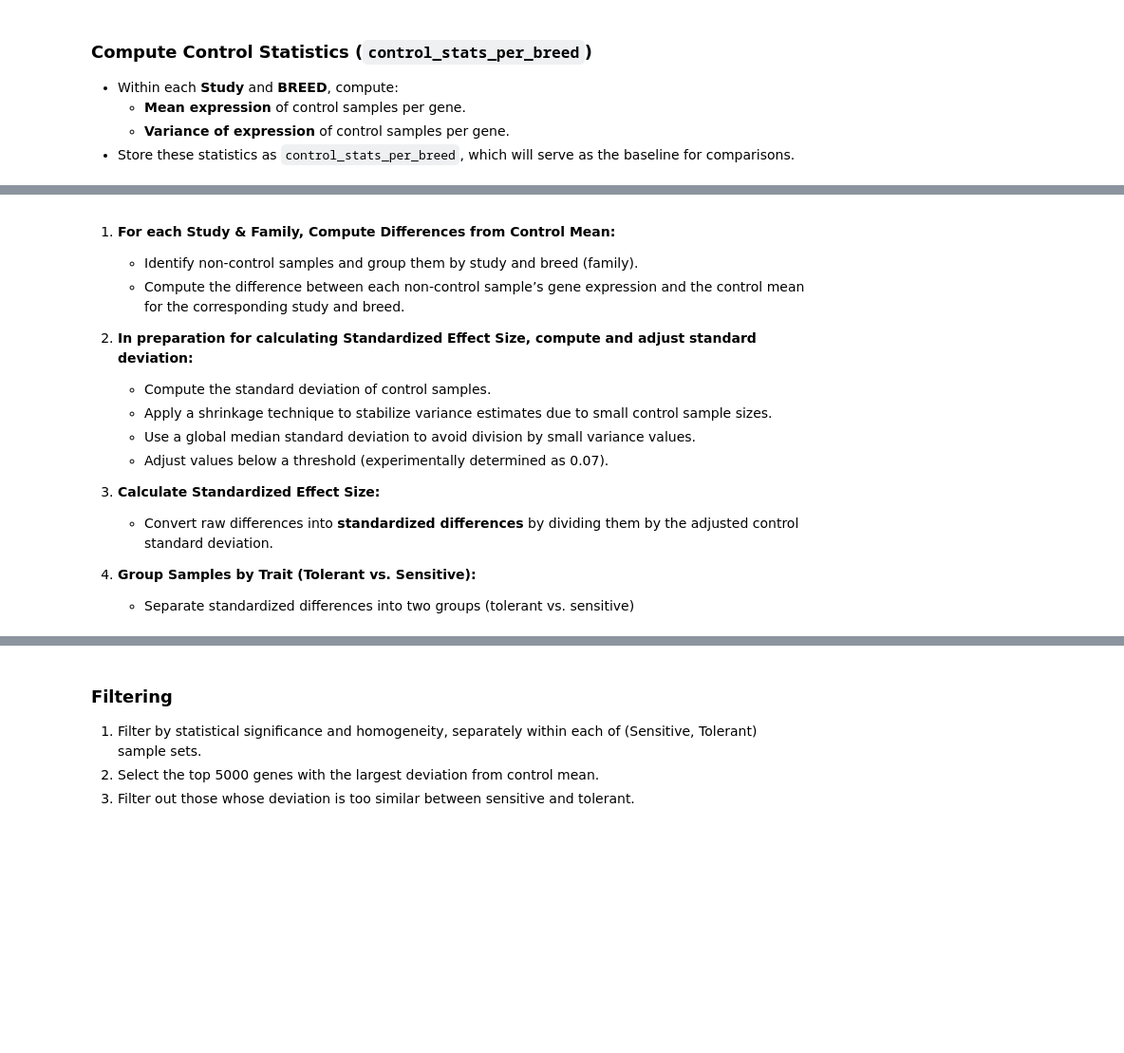
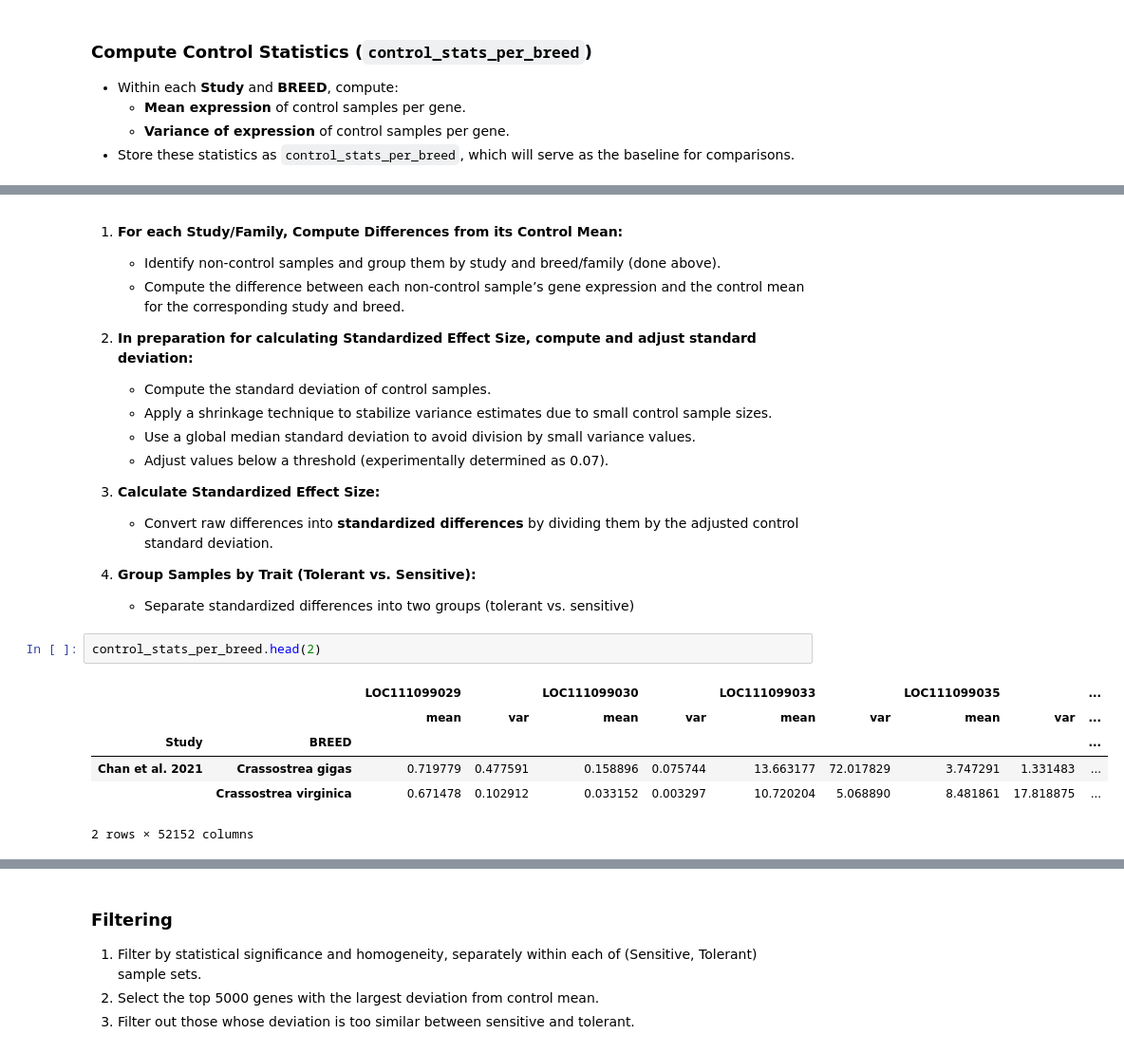
Before and after one commit to Resilience-Biomarkers-for-Aquaculture/Cvirg_Pmarinus_RNAseq, a Jupyter notebook: scripts/treatment_vs_control/treatment_vs_control_4th_try.ipynb, the cells around one changed output, grey strips where cells are left out. Shown: that part at 95% size. Drawn from its saved outputs; the diff is of its cells as text; blank space fills up the shorter version.

Commit message:
Work in progress, understanding and tweaking implementation of treatment_vs_control_4th_try.ipynb Next step: Kruskal/Wallis?

```diff
--- a/scripts/treatment_vs_control/treatment_vs_control_4th_try.ipynb
+++ b/scripts/treatment_vs_control/treatment_vs_control_4th_try.ipynb
@@ -98,6 +148,6 @@ Shape of control_stats_per_breed: (9, 52154)
 # %% [markdown]
-1. **For each Study & Family, Compute Differences from Control Mean:**
-   - Identify non-control samples and group them by study and breed (family).
+1. **For each Study/Family, Compute Differences from its Control Mean:**
+   - Identify non-control samples and group them by study and breed/family (done above).
    - Compute the difference between each non-control sample’s gene expression and the control mean for the corresponding study and breed.
 
 2. **In preparation for calculating Standardized Effect Size, compute and adjust standard deviation:**
@@ -111,6 +161,15 @@ Shape of control_stats_per_breed: (9, 52154)
 
 4. **Group Samples by Trait (Tolerant vs. Sensitive):**
    - Separate standardized differences into two groups (tolerant vs. sensitive)
+# %%
+control_stats_per_breed.head(2)
+# %% [output]
+|  |  | LOC111099029 |  | LOC111099030 |  | LOC111099033 |  | LOC111099035 |  | ... |
+|  |  | mean | var | mean | var | mean | var | mean | var | ... |
+| Study | BREED |  |  |  |  |  |  |  |  | ... |
+| Chan et al. 2021 | Crassostrea gigas | 0.719779 | 0.477591 | 0.158896 | 0.075744 | 13.663177 | 72.017829 | 3.747291 | 1.331483 | ... |
+|  | Crassostrea virginica | 0.671478 | 0.102912 | 0.033152 | 0.003297 | 10.720204 | 5.068890 | 8.481861 | 17.818875 | ... |
+2 rows × 52152 columns
 # %%
 import numpy as np
 import pandas as pd
```
Also changed, not shown: parts of 15 cells of this notebook.
